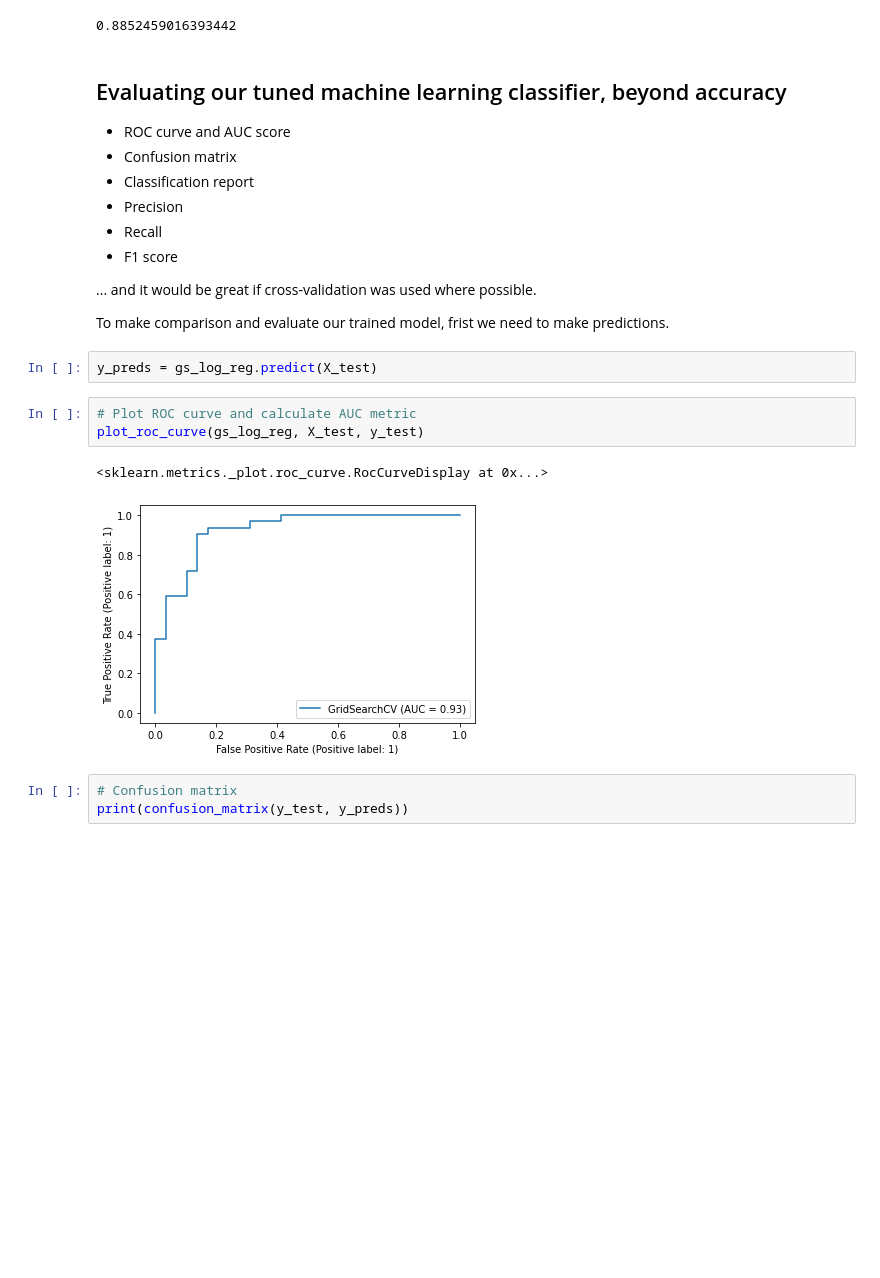
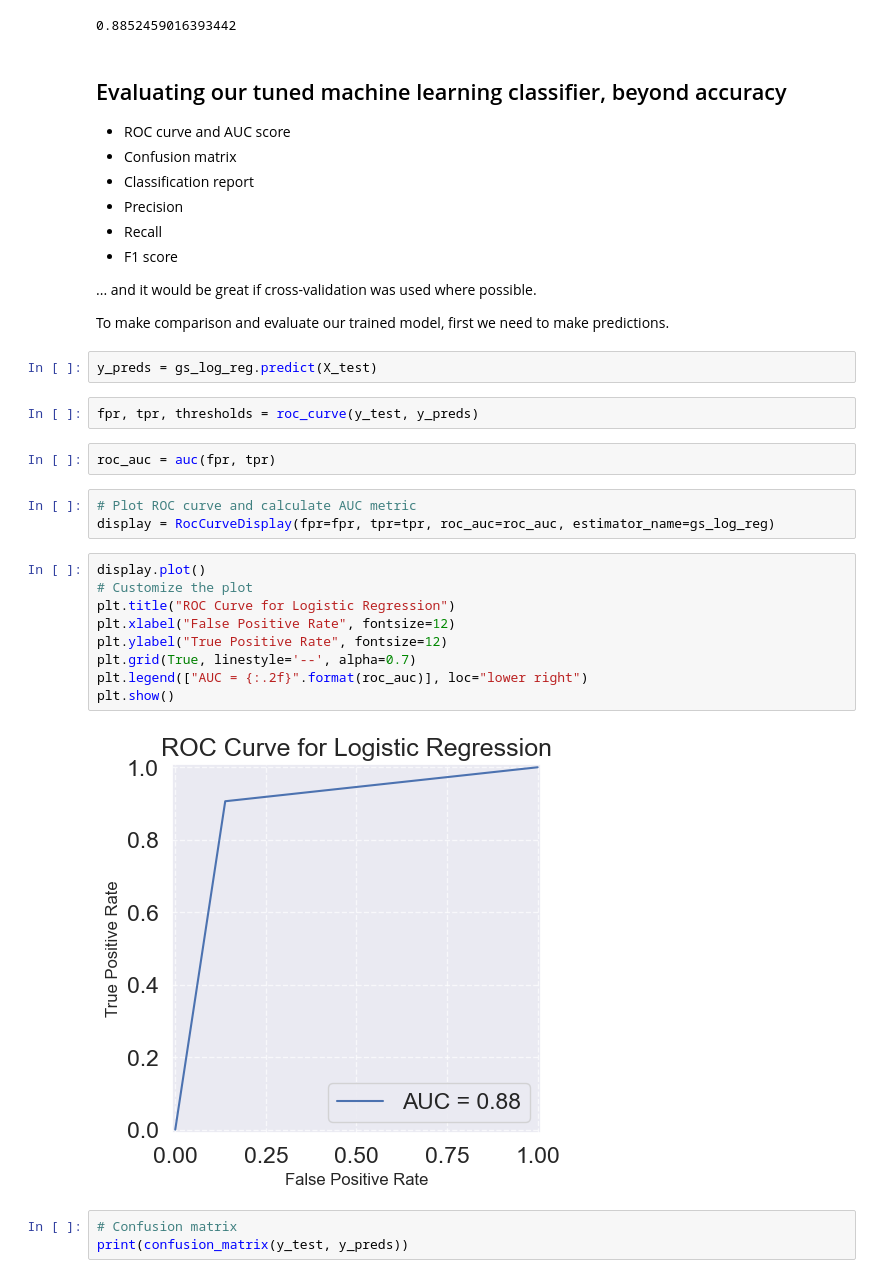
Before and after one commit to rohansadaphule/heart-disease-classification, a Jupyter notebook: end-to-end-heart-disease-classification.ipynb, the cells around one changed output. Drawn from its saved outputs; the diff is of its cells as text; blank space fills up the shorter version.

```diff
--- a/end-to-end-heart-disease-classification.ipynb
+++ b/end-to-end-heart-disease-classification.ipynb
@@ -598,15 +616,27 @@ gs_log_reg.score(X_test, y_test)
 
 ... and it would be great if cross-validation was used where possible.
 
-To make comparison and evaluate our trained model, frist we need to make predictions.
+To make comparison and evaluate our trained model, first we need to make predictions.
 # %%
 y_preds = gs_log_reg.predict(X_test)
+# %%
+fpr, tpr, thresholds = roc_curve(y_test, y_preds)
+# %%
+roc_auc = auc(fpr, tpr)
 # %%
 # Plot ROC curve and calculate AUC metric
-plot_roc_curve(gs_log_reg, X_test, y_test)
+display = RocCurveDisplay(fpr=fpr, tpr=tpr, roc_auc=roc_auc, estimator_name=gs_log_reg)
-# %% [output]
-<sklearn.metrics._plot.roc_curve.RocCurveDisplay at 0x...>
-[figure, removed]
+# %%
+display.plot()
+# Customize the plot
+plt.title("ROC Curve for Logistic Regression")
+plt.xlabel("False Positive Rate", fontsize=12)
+plt.ylabel("True Positive Rate", fontsize=12)
+plt.grid(True, linestyle='--', alpha=0.7)
+plt.legend(["AUC = {:.2f}".format(roc_auc)], loc="lower right")
+plt.show()
+# %% [output]
+[figure, added]
 # %%
 # Confusion matrix
 print(confusion_matrix(y_test, y_preds))
```
Also changed, not shown: parts of 20 cells of this notebook.
